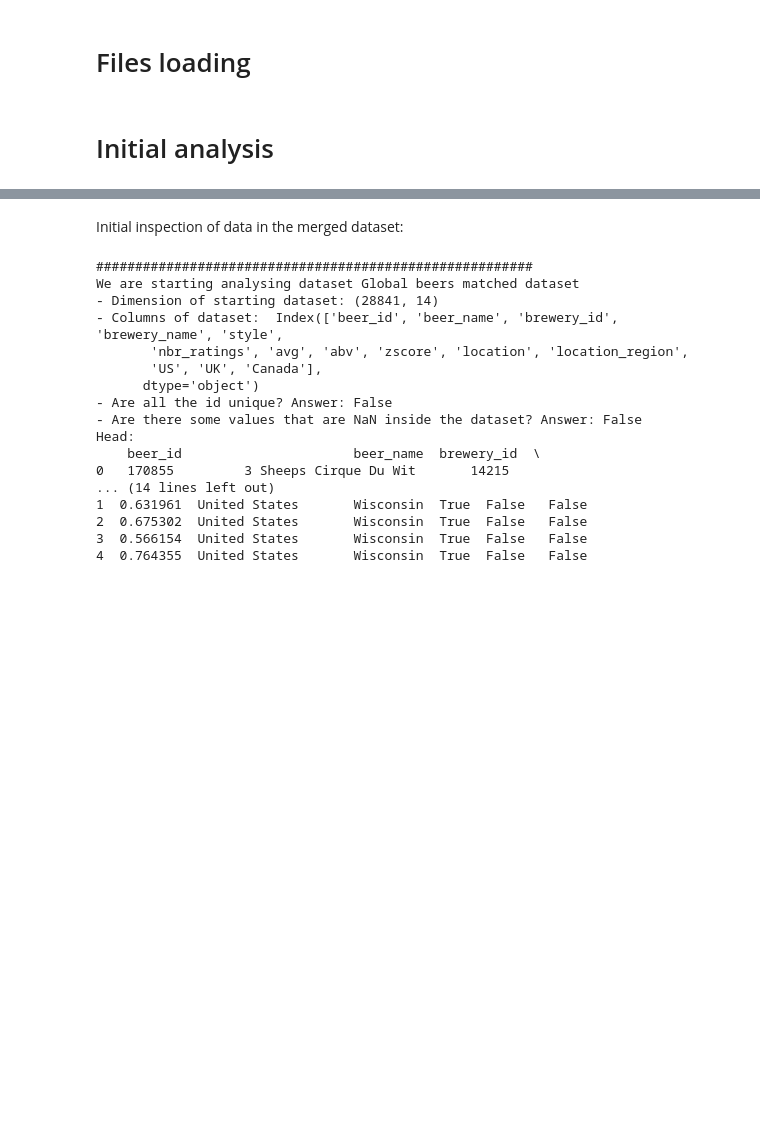
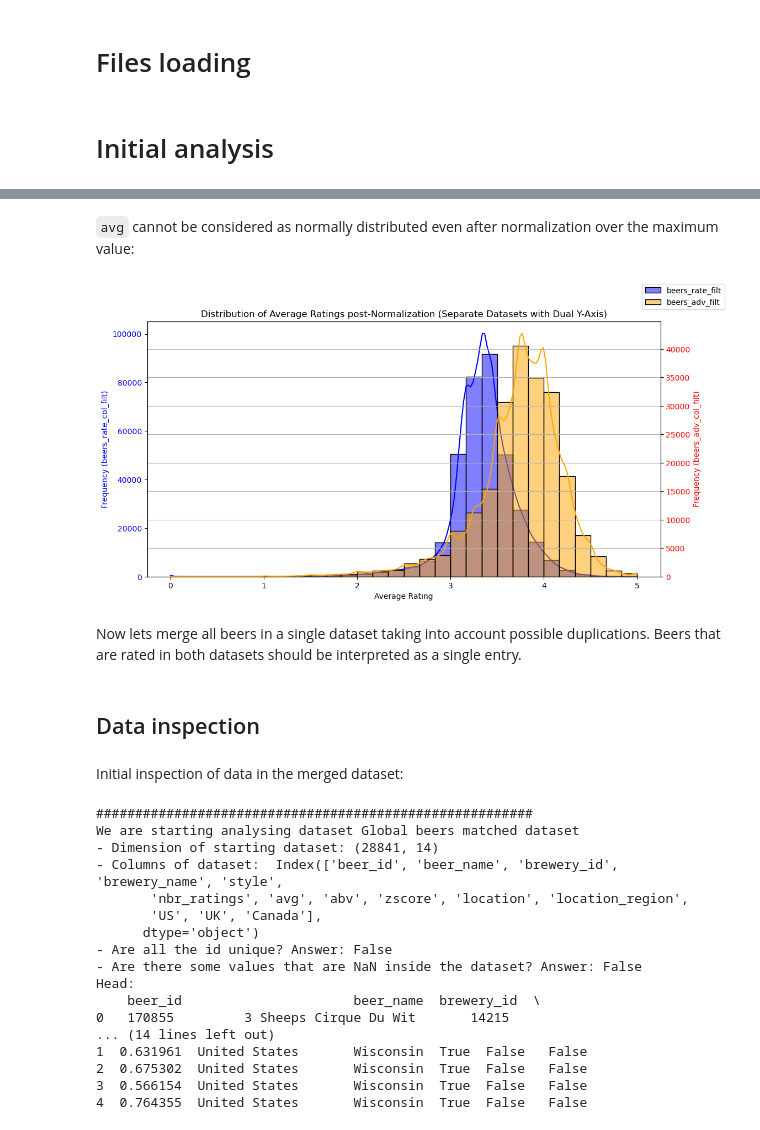
Before and after one commit to epfl-ada/ada-2024-project-mediterranean, a Jupyter notebook: beers_analysis.ipynb, the cells around one changed output, grey strips where cells are left out. Drawn from its saved outputs; the diff is of its cells as text; code cells hidden in the pictures; blank space fills up the shorter version.

```diff
--- a/beers_analysis.ipynb
+++ b/beers_analysis.ipynb
@@ -23,0 +217,17 @@ beers = pd.read_csv("data/Processed/Matched/beers_processed_matched.csv", sep=",
+# %%
+beers_adv_col_filt['avg'] =  5*beers_adv_col_filt['avg']/ beers_adv_col_filt['avg'].max()
+beers_rate_col_filt['avg'] =  5*beers_rate_col_filt['avg']/ beers_rate_col_filt['avg'].max()
+
+shapiro_stat, shapiro_p = stats.shapiro(beers_rate_col_filt['avg'])
+print(f"Shapiro-Wilk Test Statistic in RateBeer: {shapiro_stat}, p-value: {shapiro_p}")
+if shapiro_p > 0.05:
+    print("The 'avg' values are likely normally distributed (fail to reject H0).")
+else:
+    print("The 'avg' values are not normally distributed (reject H0).")
+
+    shapiro_stat, shapiro_p = stats.shapiro(beers_adv_col_filt['avg'])
+print(f"\nShapiro-Wilk Test Statistic in BeerAdvocate: {shapiro_stat}, p-value: {shapiro_p}")
+if shapiro_p > 0.05:
+    print("The 'avg' values are likely normally distributed (fail to reject H0).")
+else:
+    print("The 'avg' values are not normally distributed (reject H0).")
@@ -24,3 +240,28 @@ beers = pd.read_csv("data/Processed/Matched/beers_processed_matched.csv", sep=",
+# %% [markdown]
+`avg` cannot be considered as normally distributed even after normalization over the maximum value:
+# %%
+fig, ax1 = plt.subplots(figsize=(12, 6))
+
+sns.histplot(beers_rate_col_filt['avg'], bins=30, kde=True, color='blue', alpha=0.5, ax=ax1, label='beers_rate_filt')
+ax1.set_xlabel('Average Rating')
+ax1.set_ylabel('Frequency (beers_rate_col_filt)', color='blue')
+ax1.tick_params(axis='y', labelcolor='blue')
+
+ax2 = ax1.twinx()
+sns.histplot(beers_adv_col_filt['avg'], bins=30, kde=True, color='orange', alpha=0.5, ax=ax2, label='beers_adv_filt')
+ax2.set_ylabel('Frequency (beers_adv_col_filt)', color='red')
+ax2.tick_params(axis='y', labelcolor='red')
+
+plt.title('Distribution of Average Ratings post-Normalization (Separate Datasets with Dual Y-Axis)')
+fig.legend(loc='upper right')
+plt.grid(True)
+plt.show()
+# %% [output]
+[figure, added]
+# %% [markdown]
+Now lets merge all beers in a single dataset taking into account possible duplications. Beers that are rated in both datasets should be interpreted as a single entry.
+# %% [markdown]
+## Data inspection
 # %% [markdown]
 Initial inspection of data in the merged dataset:
 # %%
```
Also changed, not shown: parts of 22 cells of this notebook.
